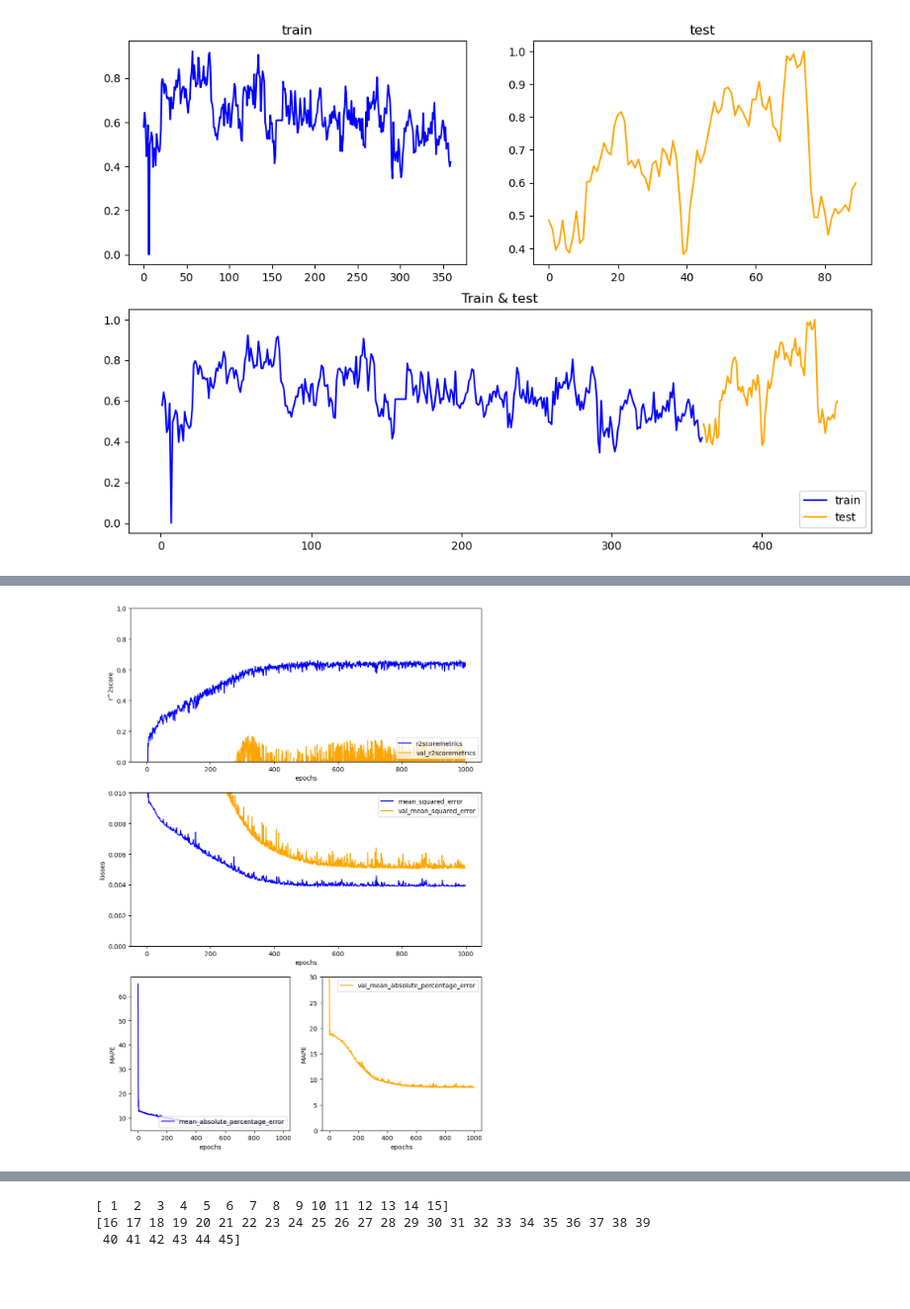
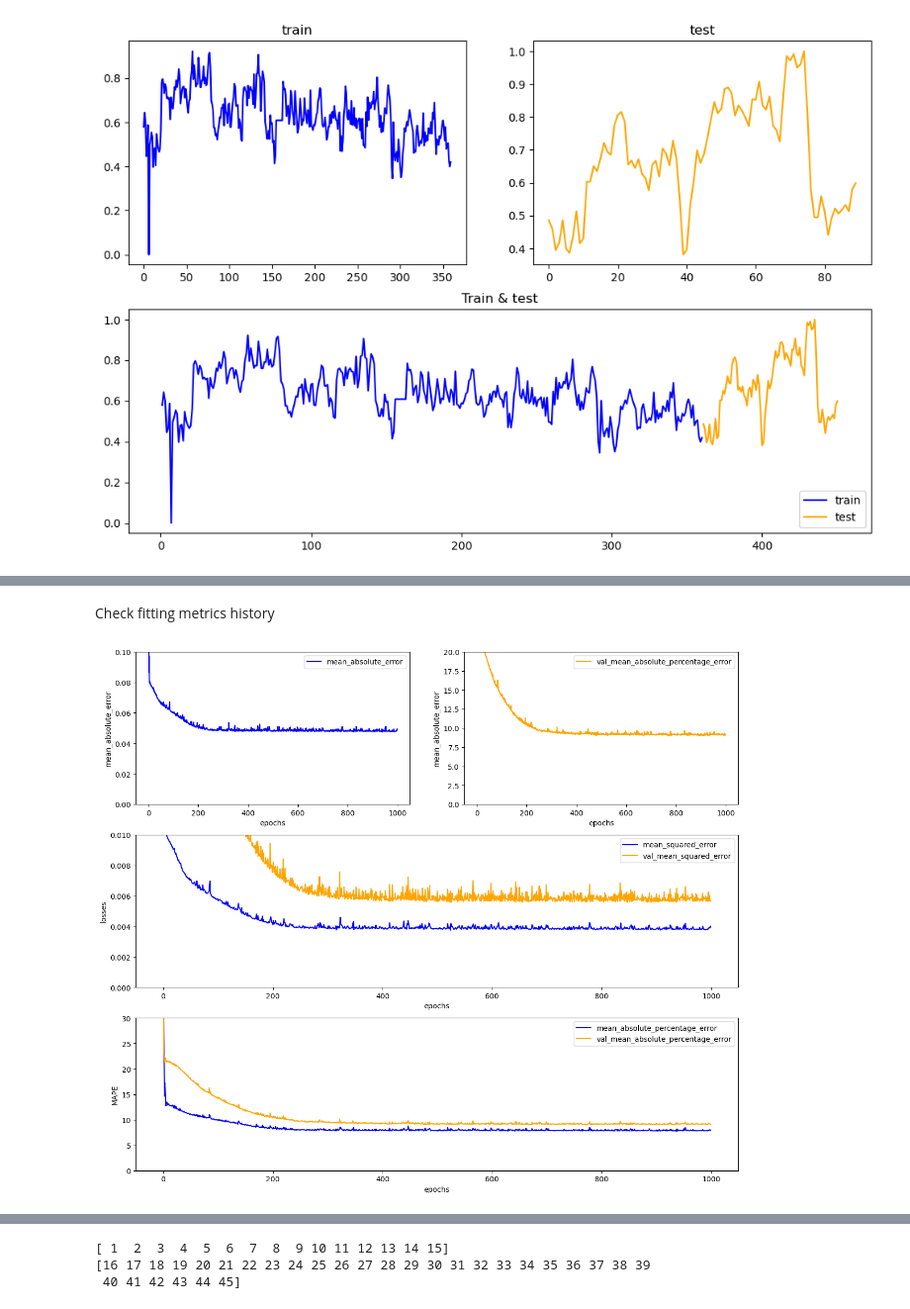
Before and after one commit to jonathanmarjonoxz/MPDW, a Jupyter notebook: src/LSTM/4Final.ipynb, the cells around one changed output, grey strips where cells are left out. Shown at 99% size. Cells and saved outputs as stored; diff of their text form; code cells hidden in the pictures; blank space fills up the shorter version.

```diff
--- a/src/LSTM/4Final.ipynb
+++ b/src/LSTM/4Final.ipynb
@@ -54,7 +66,6 @@ haha.plottraintest(train, test)
 # %%
 # reshape into X=t and Y=t+1
-
-t=15
+t=30
 trainX, trainY = haha.lag(train,t)
 testX, testY = haha.lag(test,t)
 # %%
@@ -82,5 +99,5 @@ def getmodel_compile():
         keras.layers.LSTM(8),                                          #2nd memory block
         keras.layers.Dense(1)])                                                                                             #output (pakai 1 karena output berbentuk regresi)
 
-    model.compile(loss='mean_squared_error', optimizer='adam', metrics=[r2scoremetrics, keras.metrics.MeanAbsolutePercentageError()])
+    model.compile(loss='mean_squared_error', optimizer='adam', metrics=[keras.metrics.MeanAbsoluteError(), keras.metrics.MeanAbsolutePercentageError()])
     return model
@@ -109,36 +130,43 @@ Epoch 1000/1000
+# %% [markdown]
+Check fitting metrics history
 # %%
+#Metrics result won't be that accurate due to to normalizing -Rei
 def theplot(history):
-    fig = plt.figure(figsize=(10,15))
-    ax=fig.add_subplot(3,1,1)
-    ax.plot(history.history["r2scoremetrics"], label="r2scoremetrics", c="blue")
-    ax.plot(history.history["val_r2scoremetrics"], label="val_r2scoremetrics", c="orange")
+    fig = plt.figure(figsize=(15,13))
+    ax=fig.add_subplot(3,2,1)
+    ax.plot(history.history["mean_absolute_error"], label="mean_absolute_error", c="blue")
     ax.set_xlabel("epochs")
-    ax.set_ylabel("r^2score")
-    ax.legend(loc="lower right")
-    ax.set_ylim(0,1)
+    ax.set_ylabel("mean_absolute_error")
+    ax.legend(loc="upper right")
+    ax.set_ylim(0,0.1)
+
+    ax=fig.add_subplot(3,2,2)
+    ax.plot(history.history["val_mean_absolute_percentage_error"], label="val_mean_absolute_percentage_error", c="orange")
+    ax.set_xlabel("epochs")
+    ax.set_ylabel("mean_absolute_error")
+    ax.legend(loc="upper right")
+    ax.set_ylim(0,20)
 
     ax=fig.add_subplot(3,1,2)
     ax.plot(history.history["loss"], label="mean_squared_error", c="blue")
     ax.plot(history.history["val_loss"], label="val_mean_squared_error", c="orange")
     ax.legend(loc="upper right")
     ax.set_ylim(0,0.01)
     ax.set_xlabel("epochs")
     ax.set_ylabel("losses")
 
-    ax=fig.add_subplot(3,2,5)
+    ax=fig.add_subplot(3,1,3)
     ax.plot(history.history["mean_absolute_percentage_error"], label="mean_absolute_percentage_error", c="blue")
     ax.legend(loc="lower right")
     ax.set_xlabel("epochs")
     ax.set_ylabel("MAPE")
-
-    ax=fig.add_subplot(3,2,6)
     ax.plot(history.history["val_mean_absolute_percentage_error"], label="val_mean_absolute_percentage_error", c="orange")
     ax.legend(loc="upper right")
     ax.set_xlabel("epochs")
     ax.set_ylabel("MAPE")
     ax.set_ylim(0,30)
 
 theplot(thehistory)
 # %% [output]
-[figure, old version]
+[figure, new version]
 # %%
```
Also changed, not shown: parts of 29 cells of this notebook, 20 other files.
